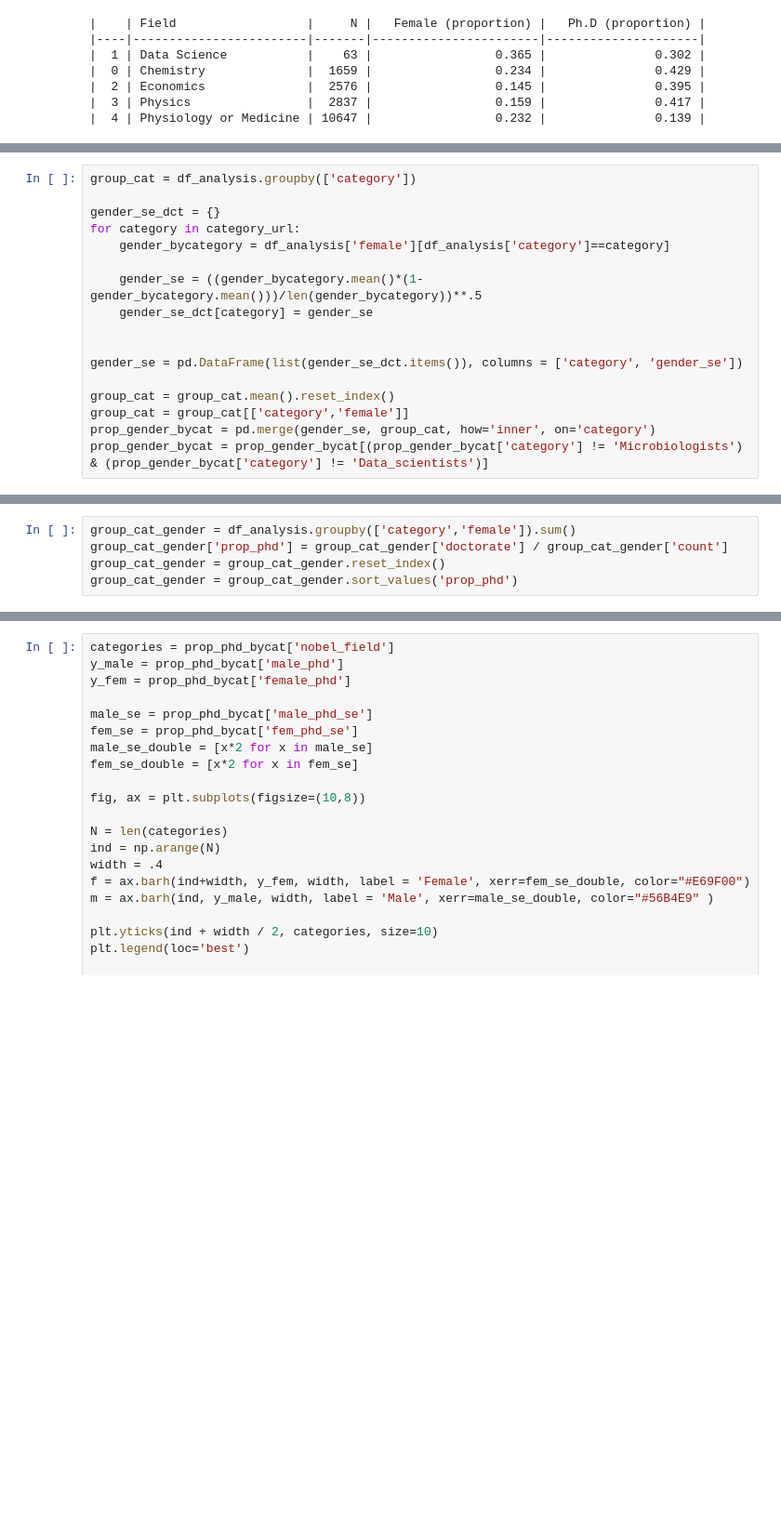
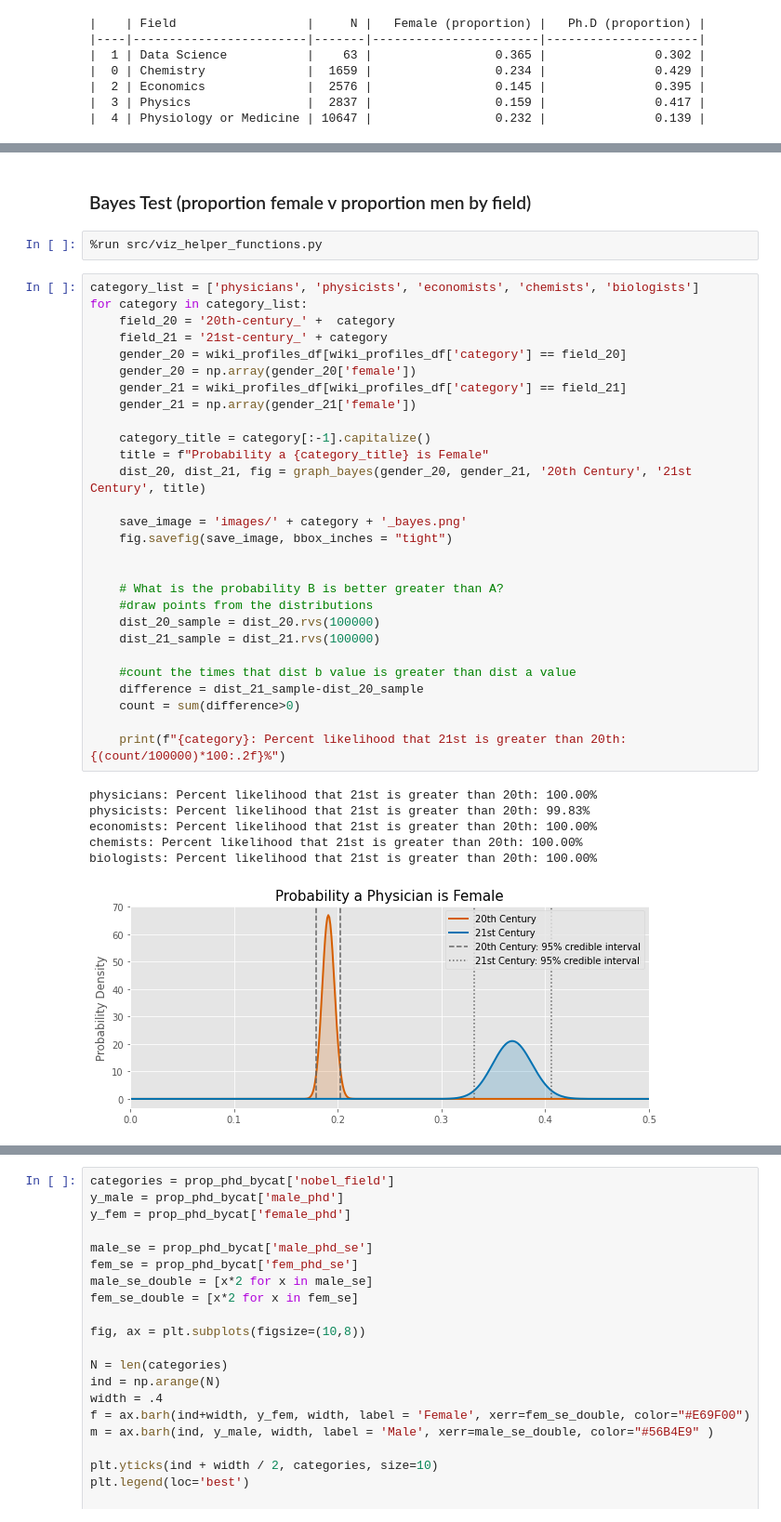
Before and after one commit to isbhsun/Gender-Gap-Analysis, a Jupyter notebook: data_analysis_viz.ipynb, the cells around one changed output, grey strips where cells are left out. Shown at 93% size. Drawn from its saved outputs; the diff is of its cells as text; blank space fills up the shorter version.

```diff
--- a/data_analysis_viz.ipynb
+++ b/data_analysis_viz.ipynb
@@ -304,17 +154,0 @@ print_cat_dict = {'Data_scientists':'Data Scientists',
-# %%
-group_cat = df_analysis.groupby(['category'])
-
-gender_se_dct = {}
-for category in category_url:
-    gender_bycategory = df_analysis['female'][df_analysis['category']==category]
-
-    gender_se = ((gender_bycategory.mean()*(1-gender_bycategory.mean()))/len(gender_bycategory))**.5
-    gender_se_dct[category] = gender_se
-
-
-gender_se = pd.DataFrame(list(gender_se_dct.items()), columns = ['category', 'gender_se'])
-
-group_cat = group_cat.mean().reset_index()
-group_cat = group_cat[['category','female']]
-prop_gender_bycat = pd.merge(gender_se, group_cat, how='inner', on='category')
-prop_gender_bycat = prop_gender_bycat[(prop_gender_bycat['category'] != 'Microbiologists') & (prop_gender_bycat['category'] != 'Data_scientists')]
@@ -378,5 +155,39 @@ fig.savefig('images/PropWomenbyCategory.png', bbox_inches = "tight")
-# %%
-group_cat_gender = df_analysis.groupby(['category','female']).sum()
-group_cat_gender['prop_phd'] = group_cat_gender['doctorate'] / group_cat_gender['count']
-group_cat_gender = group_cat_gender.reset_index()
-group_cat_gender = group_cat_gender.sort_values('prop_phd')
+# %% [markdown]
+### Bayes Test (proportion female v proportion men by field)
+# %%
+%run src/viz_helper_functions.py
+# %%
+category_list = ['physicians', 'physicists', 'economists', 'chemists', 'biologists']
+for category in category_list:
+    field_20 = '20th-century_' +  category
+    field_21 = '21st-century_' + category
+    gender_20 = wiki_profiles_df[wiki_profiles_df['category'] == field_20]
+    gender_20 = np.array(gender_20['female'])
+    gender_21 = wiki_profiles_df[wiki_profiles_df['category'] == field_21]
+    gender_21 = np.array(gender_21['female'])
+
+    category_title = category[:-1].capitalize()
+    title = f"Probability a {category_title} is Female"
+    dist_20, dist_21, fig = graph_bayes(gender_20, gender_21, '20th Century', '21st Century', title)
+
+    save_image = 'images/' + category + '_bayes.png'
+    fig.savefig(save_image, bbox_inches = "tight")
+
+
+    # What is the probability B is better greater than A?
+    #draw points from the distributions
+    dist_20_sample = dist_20.rvs(100000)
+    dist_21_sample = dist_21.rvs(100000)
+
+    #count the times that dist b value is greater than dist a value
+    difference = dist_21_sample-dist_20_sample
+    count = sum(difference>0)
+
+    print(f"{category}: Percent likelihood that 21st is greater than 20th: {(count/100000)*100:.2f}%")
+# %% [output]
+physicians: Percent likelihood that 21st is greater than 20th: 100.00%
+physicists: Percent likelihood that 21st is greater than 20th: 99.83%
+economists: Percent likelihood that 21st is greater than 20th: 100.00%
+chemists: Percent likelihood that 21st is greater than 20th: 100.00%
+biologists: Percent likelihood that 21st is greater than 20th: 100.00%
+[figure, added]
```
Also changed, not shown: parts of 32 cells of this notebook, 16 other files.
